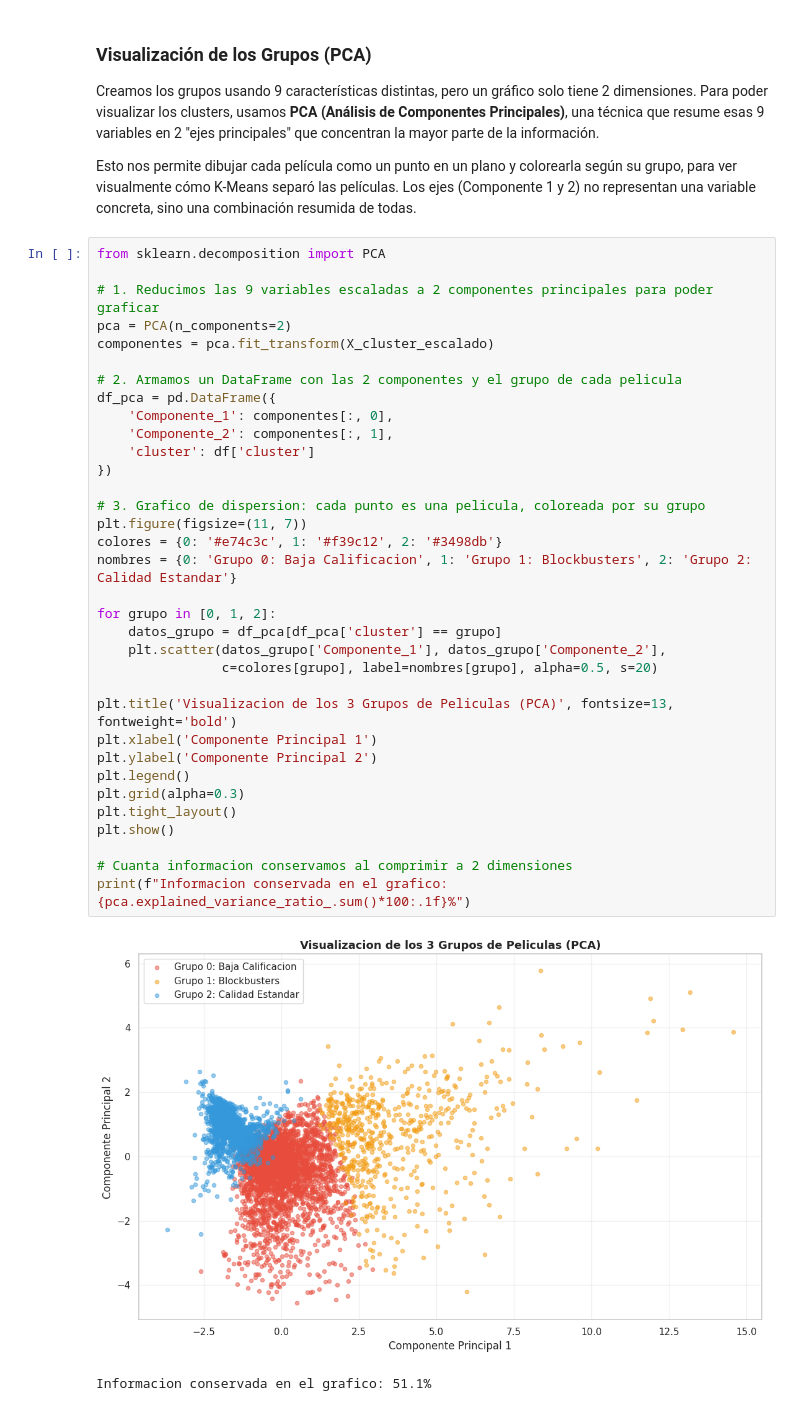
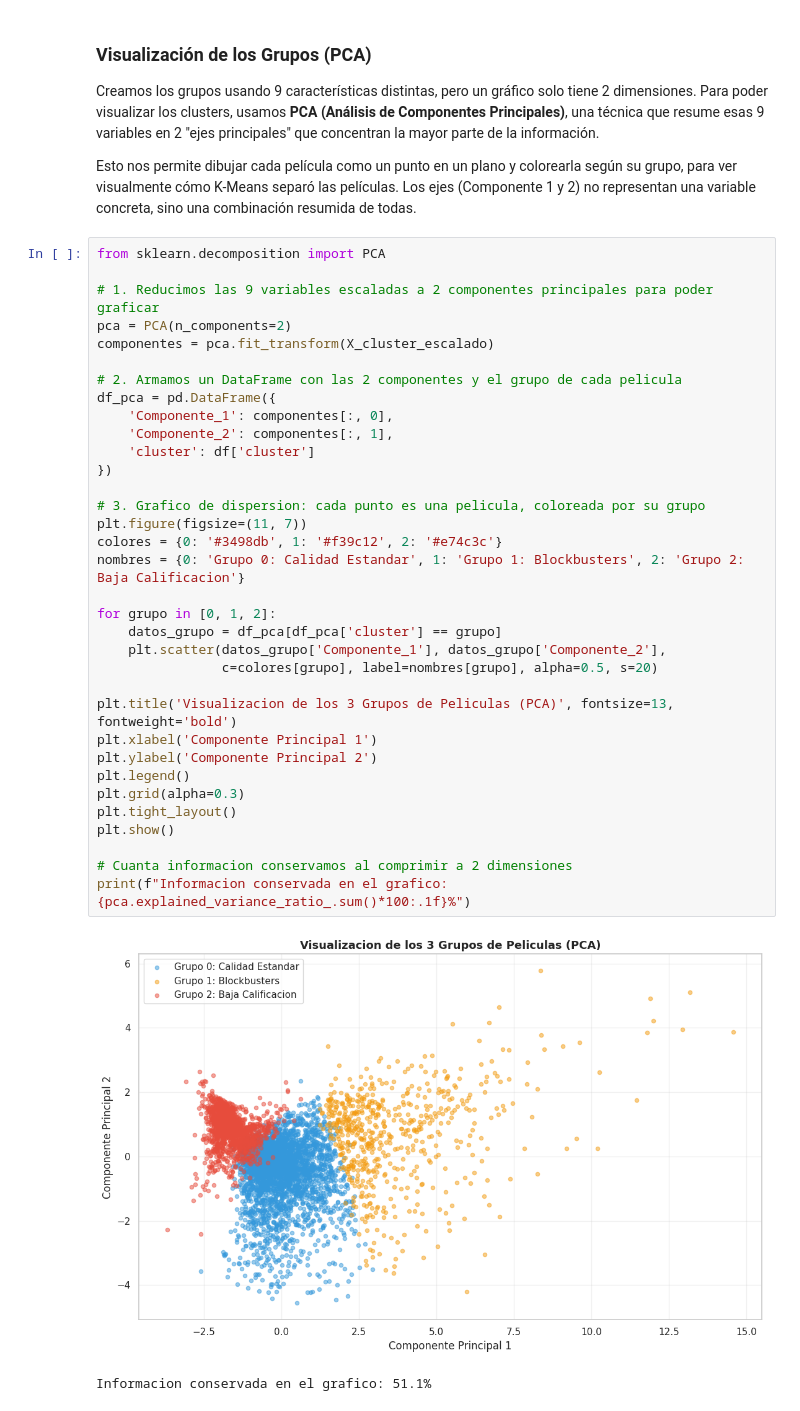
Before and after one commit to mtiiias/mineria_ev3, a Jupyter notebook: mineria_def.ipynb, the cells around one changed output. Drawn from its saved outputs; the diff is of its cells as text.

```diff
--- a/mineria_def.ipynb
+++ b/mineria_def.ipynb
@@ -1198,36 +1198,36 @@ from sklearn.decomposition import PCA
 # 1. Reducimos las 9 variables escaladas a 2 componentes principales para poder graficar
 pca = PCA(n_components=2)
 componentes = pca.fit_transform(X_cluster_escalado)
 
 # 2. Armamos un DataFrame con las 2 componentes y el grupo de cada pelicula
 df_pca = pd.DataFrame({
     'Componente_1': componentes[:, 0],
     'Componente_2': componentes[:, 1],
     'cluster': df['cluster']
 })
 
 # 3. Grafico de dispersion: cada punto es una pelicula, coloreada por su grupo
 plt.figure(figsize=(11, 7))
-colores = {0: '#e74c3c', 1: '#f39c12', 2: '#3498db'}
-nombres = {0: 'Grupo 0: Baja Calificacion', 1: 'Grupo 1: Blockbusters', 2: 'Grupo 2: Calidad Estandar'}
+colores = {0: '#3498db', 1: '#f39c12', 2: '#e74c3c'}
+nombres = {0: 'Grupo 0: Calidad Estandar', 1: 'Grupo 1: Blockbusters', 2: 'Grupo 2: Baja Calificacion'}
 
 for grupo in [0, 1, 2]:
     datos_grupo = df_pca[df_pca['cluster'] == grupo]
     plt.scatter(datos_grupo['Componente_1'], datos_grupo['Componente_2'],
                 c=colores[grupo], label=nombres[grupo], alpha=0.5, s=20)
 
 plt.title('Visualizacion de los 3 Grupos de Peliculas (PCA)', fontsize=13, fontweight='bold')
 plt.xlabel('Componente Principal 1')
 plt.ylabel('Componente Principal 2')
 plt.legend()
 plt.grid(alpha=0.3)
 plt.tight_layout()
 plt.show()
 
 # Cuanta informacion conservamos al comprimir a 2 dimensiones
 print(f"Informacion conservada en el grafico: {pca.explained_variance_ratio_.sum()*100:.1f}%")
 # %% [output]
-[figure, old version]
+[figure, new version]
 Informacion conservada en el grafico: 51.1%
 # %% [markdown]
 ### Interpretación: Visualización de Clusters
```
Also changed, not shown: parts of 7 cells of this notebook.
